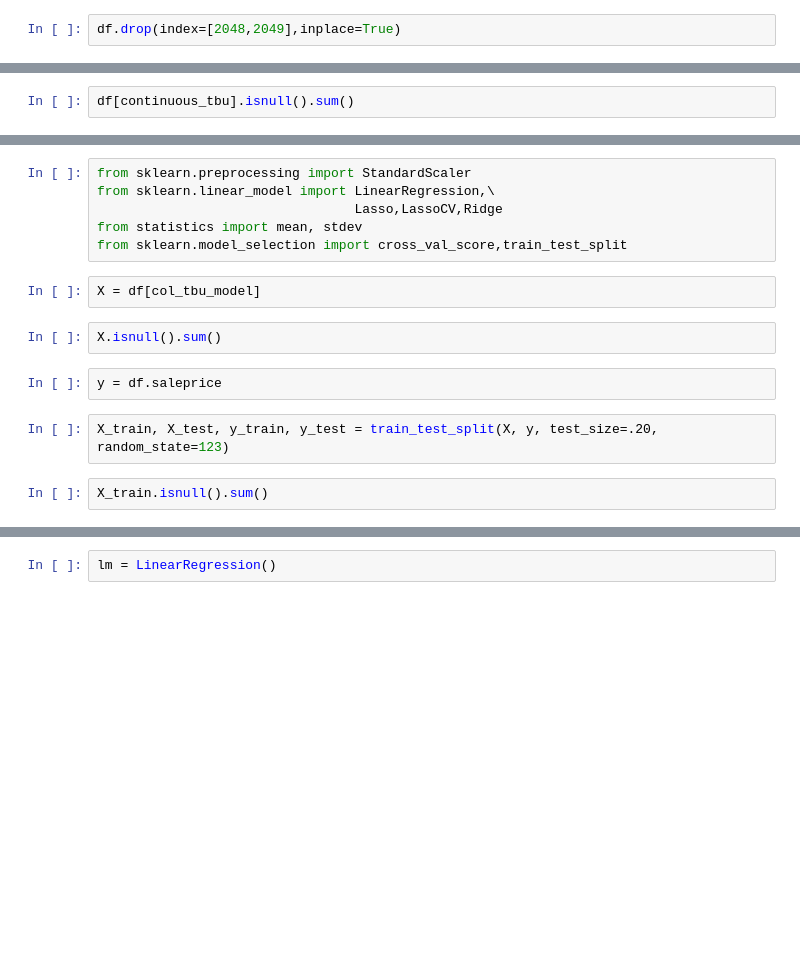
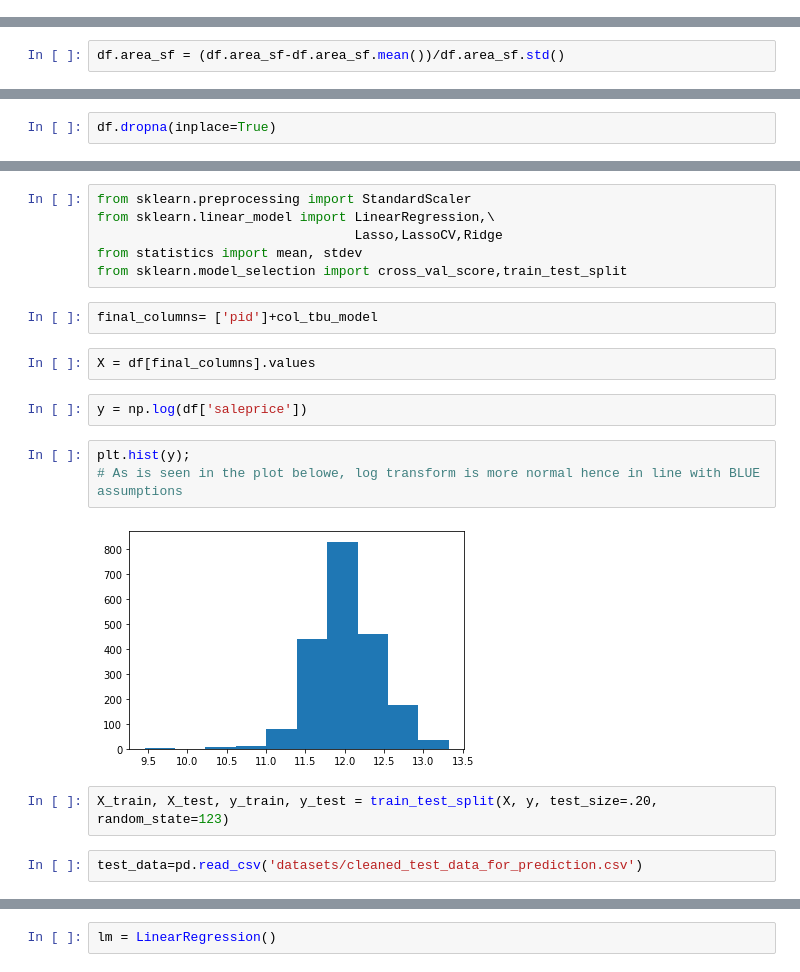
Before and after one commit to sabaiitj/Ames-Housing-Data, a Jupyter notebook: Saba_project_2_EDA.ipynb, the cells around one changed output, grey strips where cells are left out. Cells and saved outputs as stored; diff of their text form; blank space fills up the shorter version.

```diff
--- a/Saba_project_2_EDA.ipynb
+++ b/Saba_project_2_EDA.ipynb
@@ -2140,5 +2148,3 @@ col_in_model= continuous_tbu+ordinal_tbu+discrete_tbu+nominal_withdummies_tbu
 from sklearn.preprocessing import StandardScaler
 # %%
 df[continuous]=pd.DataFrame(StandardScaler().fit_transform(df[continuous]), columns=df[continuous].columns)
-# %%
-df.drop(index=[2048,2049],inplace=True)
@@ -2146,0 +2174,2 @@ KeyError: '[2048, 2049] not found in axis'
+# %%
+df.area_sf = (df.area_sf-df.area_sf.mean())/df.area_sf.std()
@@ -2147,2 +2180,2 @@ KeyError: '[2048, 2049] not found in axis'
 # %%
-df[continuous_tbu].isnull().sum()
+df.dropna(inplace=True)
@@ -2169,13 +2191,18 @@ from sklearn.linear_model import LinearRegression,\
                                  Lasso,LassoCV,Ridge
 from statistics import mean, stdev
 from sklearn.model_selection import cross_val_score,train_test_split
+# %%
+final_columns= ['pid']+col_tbu_model
 # %%
-X = df[col_tbu_model]
+X = df[final_columns].values
-# %%
-X.isnull().sum()
 # %%
-y = df.saleprice
+y = np.log(df['saleprice'])
+# %%
+plt.hist(y);
+# As is seen in the plot belowe, log transform is more normal hence in line with BLUE assumptions
+# %% [output]
+[figure, added]
 # %%
 X_train, X_test, y_train, y_test = train_test_split(X, y, test_size=.20, random_state=123)
-# %%
-X_train.isnull().sum()
+# %%
+test_data=pd.read_csv('datasets/cleaned_test_data_for_prediction.csv')
```
Also changed, not shown: parts of 27 cells of this notebook, 1 other file.
